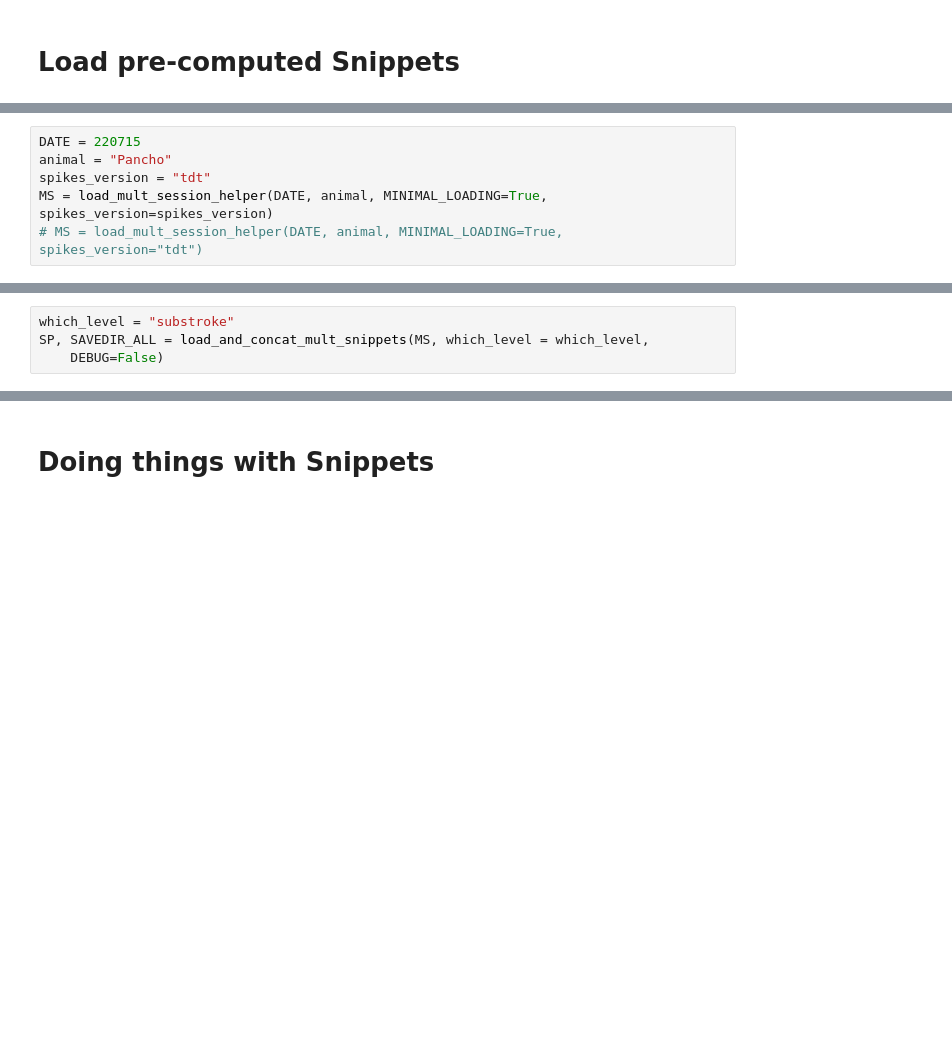
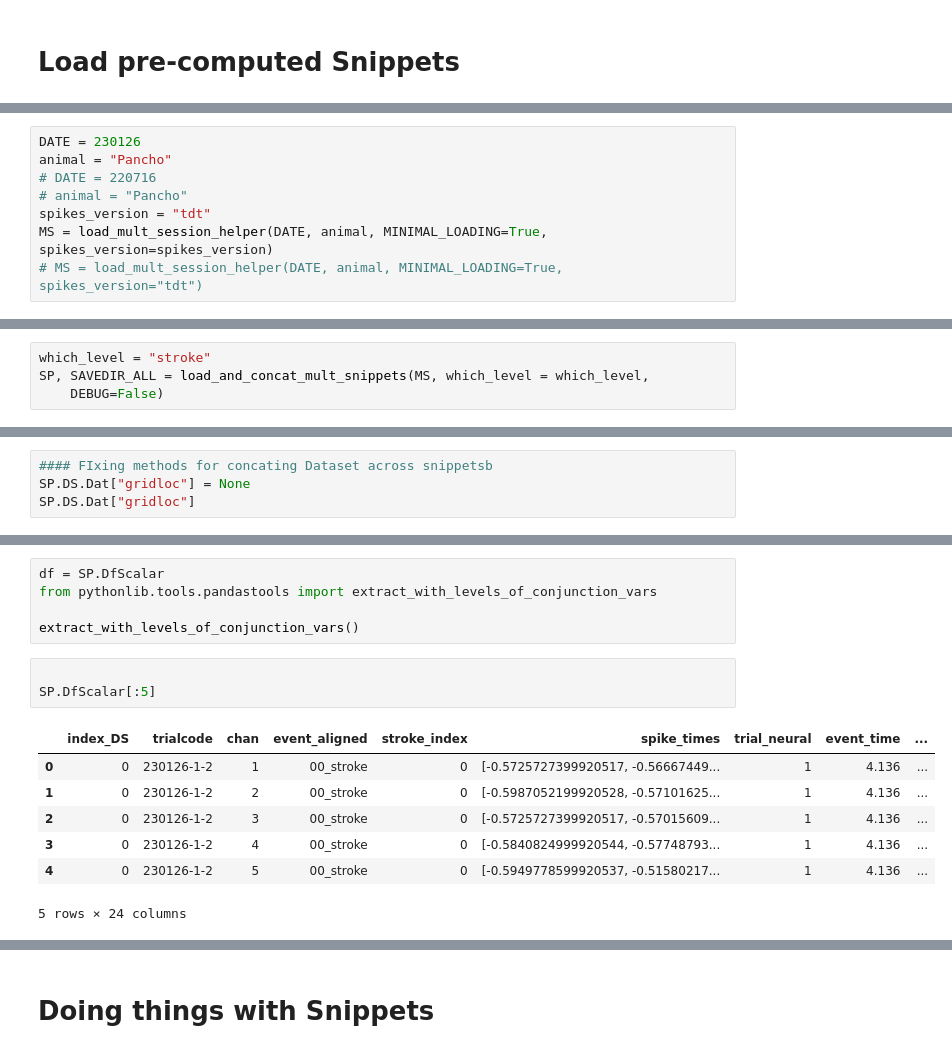
Before and after one commit to lucast4/neuralmonkey, a Jupyter notebook: neuralmonkey/notebooks/231203_sandbox_snippets.ipynb, the cells around one changed output, grey strips where cells are left out. Cells and saved outputs as stored; diff of their text form; blank space fills up the shorter version.

```diff
--- a/neuralmonkey/notebooks/231203_sandbox_snippets.ipynb
+++ b/neuralmonkey/notebooks/231203_sandbox_snippets.ipynb
@@ -191,6 +137,8 @@ from neuralmonkey.classes.snippets import load_and_concat_mult_snippets
 # %%
-DATE = 220715
+DATE = 230126
 animal = "Pancho"
+# DATE = 220716
+# animal = "Pancho"
 spikes_version = "tdt"
 MS = load_mult_session_helper(DATE, animal, MINIMAL_LOADING=True, spikes_version=spikes_version)
 # MS = load_mult_session_helper(DATE, animal, MINIMAL_LOADING=True, spikes_version="tdt")
@@ -197,4 +163,4 @@ MS = load_mult_session_helper(DATE, animal, MINIMAL_LOADING=True, spikes_version
 # %%
-which_level = "substroke"
+which_level = "stroke"
 SP, SAVEDIR_ALL = load_and_concat_mult_snippets(MS, which_level = which_level,
     DEBUG=False)
@@ -200,0 +192,4 @@ SP, SAVEDIR_ALL = load_and_concat_mult_snippets(MS, which_level = which_level,
+# %%
+#### FIxing methods for concating Dataset across snippetsb
+SP.DS.Dat["gridloc"] = None
+SP.DS.Dat["gridloc"]
@@ -200,0 +209,16 @@ SP, SAVEDIR_ALL = load_and_concat_mult_snippets(MS, which_level = which_level,
+# %%
+df = SP.DfScalar
+from pythonlib.tools.pandastools import extract_with_levels_of_conjunction_vars
+
+extract_with_levels_of_conjunction_vars()
+# %%
+
+SP.DfScalar[:5]
+# %% [output]
+|  | index_DS | trialcode | chan | event_aligned | stroke_index | spike_times | trial_neural | event_time | ... |
+| 0 | 0 | 230126-1-2 | 1 | 00_stroke | 0 | [-0.5725727399920517, -0.56667449... | 1 | 4.136 | ... |
+| 1 | 0 | 230126-1-2 | 2 | 00_stroke | 0 | [-0.5987052199920528, -0.57101625... | 1 | 4.136 | ... |
+| 2 | 0 | 230126-1-2 | 3 | 00_stroke | 0 | [-0.5725727399920517, -0.57015609... | 1 | 4.136 | ... |
+| 3 | 0 | 230126-1-2 | 4 | 00_stroke | 0 | [-0.5840824999920544, -0.57748793... | 1 | 4.136 | ... |
+| 4 | 0 | 230126-1-2 | 5 | 00_stroke | 0 | [-0.5949778599920537, -0.51580217... | 1 | 4.136 | ... |
+5 rows × 24 columns
```
Also changed, not shown: parts of 50 cells of this notebook, 1 other file.
